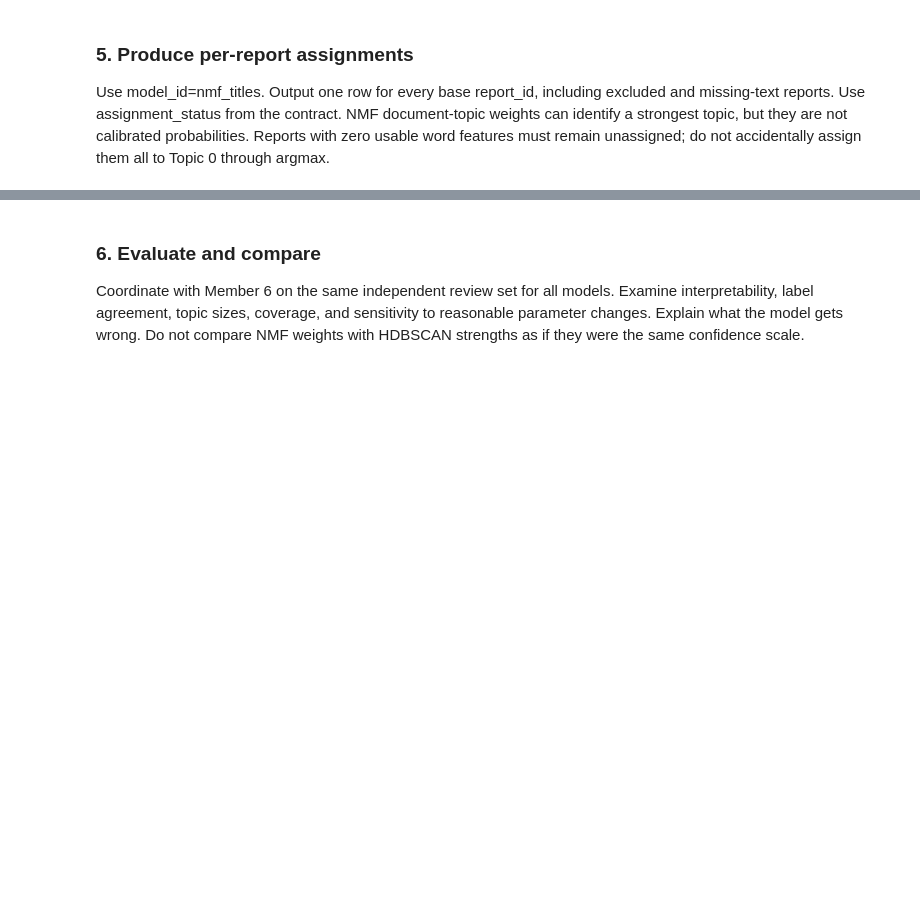
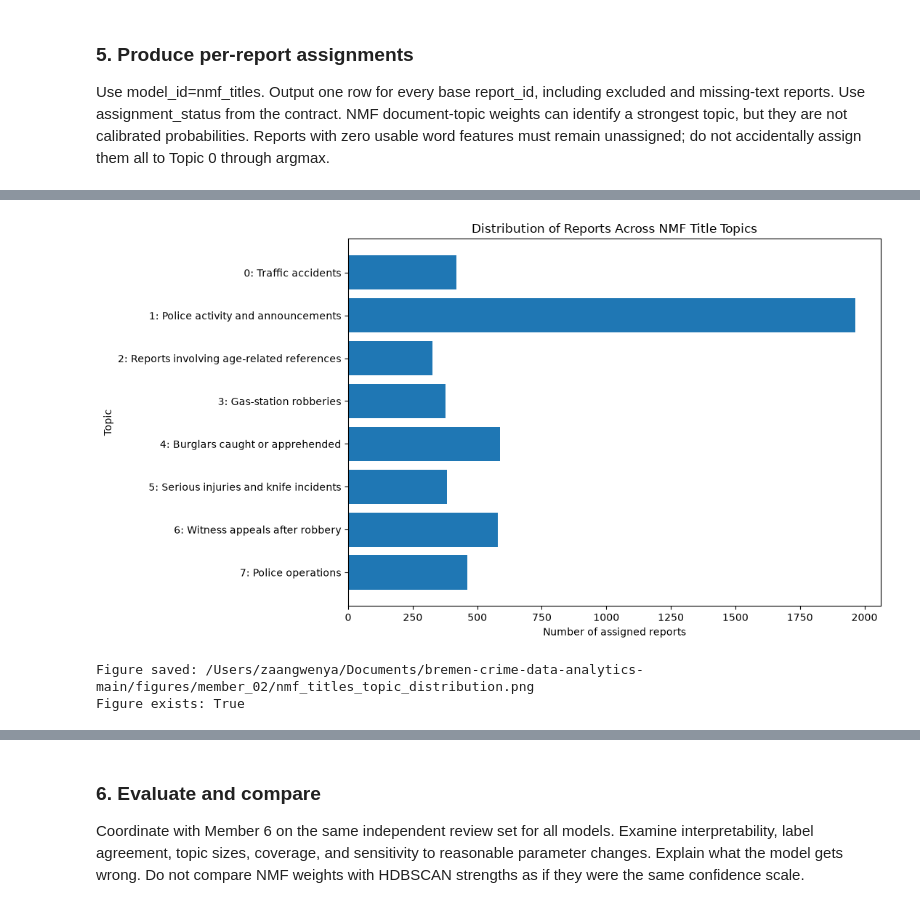
Before and after one commit to mshongwe775/bremen-crime-data-analytics, a Jupyter notebook: team_notebooks/02_title_topic_modeling.ipynb, the cells around one changed output, grey strips where cells are left out. Saved outputs shown, nothing was run; the diff lists cells and outputs as text; code cells hidden in the pictures; blank space fills up the shorter version.

Commit message:
Title topic modeling completed

```diff
--- a/team_notebooks/02_title_topic_modeling.ipynb
+++ b/team_notebooks/02_title_topic_modeling.ipynb
@@ -126,0 +512,16 @@ Use model_id=nmf_titles. Output one row for every base report_id, including excl
+# %%
+
+# Step 5E: Inspect the top keywords for each candidate model
+
+feature_names = final_vectorizer.get_feature_names_out()
+
+for n_topics, model in final_nmf_models.items():
+    print(f"\n{'=' * 60}")
+    print(f"MODEL WITH {n_topics} TOPICS")
+    print('=' * 60)
+
+    for topic_id, topic_weights in enumerate(model.components_):
+        top_indices = topic_weights.argsort()[-10:][::-1]
+        top_words = [feature_names[i] for i in top_indices]
+
+        print(f"\nTopic {topic_id}: {', '.join(top_words)}")
@@ -126,0 +1228,40 @@ Use model_id=nmf_titles. Output one row for every base report_id, including excl
+# %%
+
+# Step 5K: Visualise the distribution of assigned reports
+
+import matplotlib.pyplot as plt
+
+topic_counts = (
+    final_assignments.loc[
+        final_assignments["assignment_status"].eq("assigned")
+    ]
+    .groupby("topic_id")
+    .size()
+    .reindex(range(selected_n_topics), fill_value=0)
+)
+
+topic_names = [
+    f"{topic_id}: {topic_labels[topic_id]}"
+    for topic_id in topic_counts.index
+]
+
+fig, ax = plt.subplots(figsize=(11, 6))
+
+ax.barh(topic_names, topic_counts.values)
+ax.set_xlabel("Number of assigned reports")
+ax.set_ylabel("Topic")
+ax.set_title("Distribution of Reports Across NMF Title Topics")
+ax.invert_yaxis()
+
+plt.tight_layout()
+
+figure_path = figures_dir / "nmf_titles_topic_distribution.png"
+fig.savefig(figure_path, dpi=300, bbox_inches="tight")
+plt.show()
+
+print("Figure saved:", figure_path)
+print("Figure exists:", figure_path.exists())
+# %% [output]
+[figure, added]
+Figure saved: /Users/zaangwenya/Documents/bremen-crime-data-analytics-main/figures/member_02/nmf_titles_topic_distribution.png
+Figure exists: True
```
Also changed, not shown: parts of 54 cells of this notebook, 7 other files.
